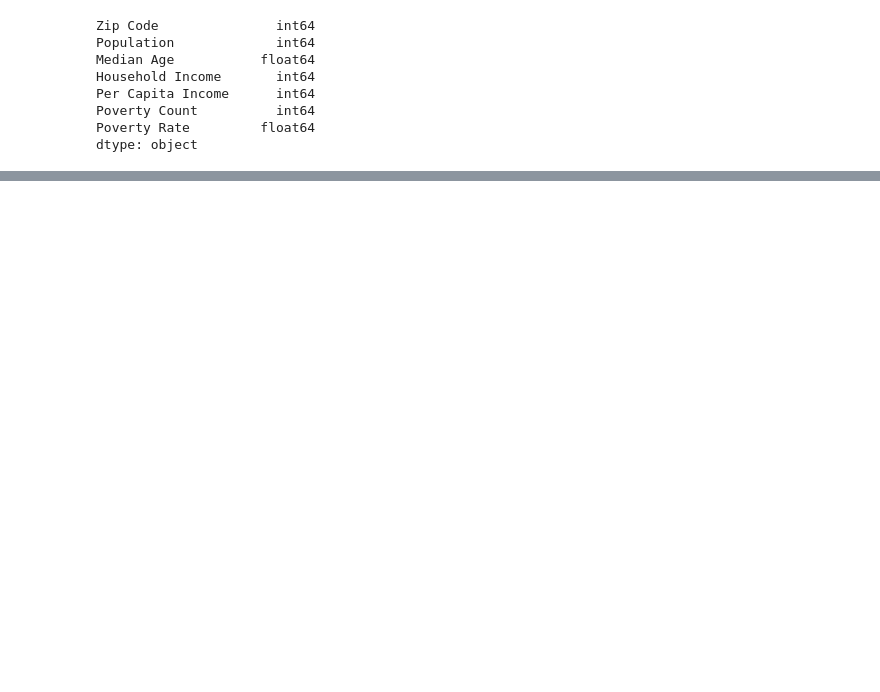
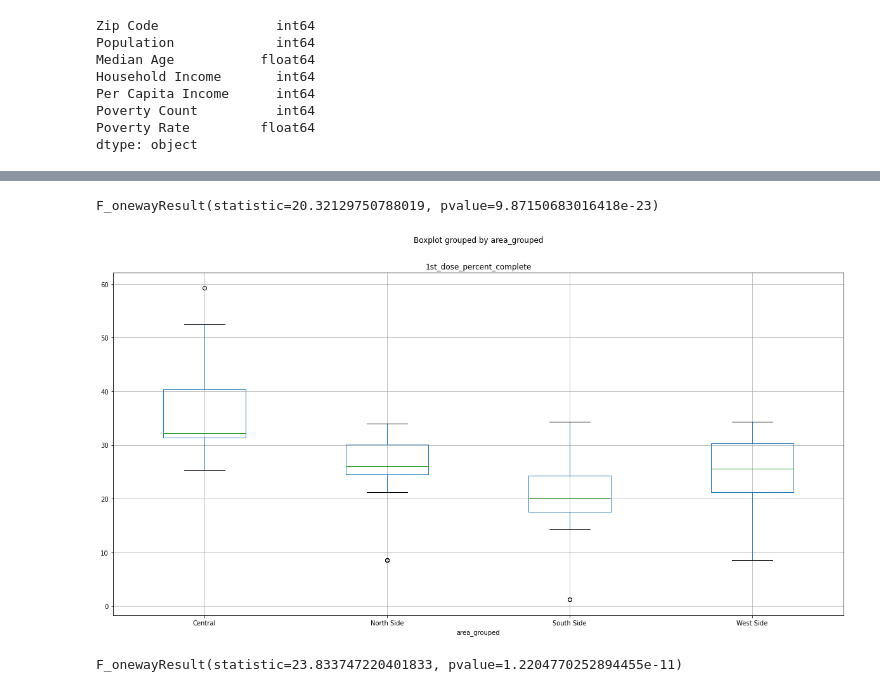
Before and after one commit to abarba1914/project-one, a Jupyter notebook: MASTERDF.ipynb, the cells around one changed output, grey strips where cells are left out. Cells and saved outputs as stored; diff of their text form; code cells hidden in the pictures; blank space fills up the shorter version.

```diff
--- a/MASTERDF.ipynb
+++ b/MASTERDF.ipynb
@@ -258,0 +227,11 @@ gmaps_merged_df.head()
+# %%
+#rename columns for merge
+area_df.rename(columns = {'Chicago Community Areas':"chicago_community_areas", 'Zip Code':"zip_code",
+                          'Chicago Areas':"chicago_areas", 'Area Grouped':"area_grouped"},
+            inplace = True)
+
+#create df for Chicago areas
+area_df =  pd.merge(max_dose, area_df, on="zip_code")
+
+#display df
+area_df.head()
@@ -258,0 +245,33 @@ gmaps_merged_df.head()
+# %%
+# Extract individual groups by area
+group1 = area_df[area_df["chicago_areas"] == "Central"]["1st_dose_percent_complete"]
+group2 = area_df[area_df["chicago_areas"] == "Far North Side"]["1st_dose_percent_complete"]
+group3 = area_df[area_df["chicago_areas"] == "Far Southeast Side"]["1st_dose_percent_complete"]
+group4 = area_df[area_df["chicago_areas"] == "Far Southwest Side"]["1st_dose_percent_complete"]
+group5 = area_df[area_df["chicago_areas"] == "North Side"]["1st_dose_percent_complete"]
+group6 = area_df[area_df["chicago_areas"] == "Northwest Side"]["1st_dose_percent_complete"]
+group7 = area_df[area_df["chicago_areas"] == "South Side"]["1st_dose_percent_complete"]
+group8 = area_df[area_df["chicago_areas"] == "Southwest Side"]["1st_dose_percent_complete"]
+group9 = area_df[area_df["chicago_areas"] == "West Side"]["1st_dose_percent_complete"]
+
+# Perform the ANOVA to evaluate p-value
+stats.f_oneway(group1, group2, group3, group4, group5, group6, group7, group8, group9)
+# %% [output]
+F_onewayResult(statistic=20.32129750788019, pvalue=9.87150683016418e-23)
+# %%
+#plot boxplot of 5 of population with 1 covid vaccine by chicago "area"
+area_df.boxplot("1st_dose_percent_complete", by="area_grouped", figsize=(20, 10))
+plt.savefig('boxplot_groupedAreas.png');
+# %% [output]
+[figure, added]
+# %%
+# Extract individual groups by area
+group1 = area_df[area_df["chicago_areas"] == "Central"]["1st_dose_percent_complete"]
+group2 = area_df[area_df["chicago_areas"] == "North Side"]["1st_dose_percent_complete"]
+group3 = area_df[area_df["chicago_areas"] == "South Side"]["1st_dose_percent_complete"]
+group4 = area_df[area_df["chicago_areas"] == "West Side"]["1st_dose_percent_complete"]
+
+# Perform the ANOVA for p-value of first vaccine
+stats.f_oneway(group1, group2, group3, group4)
+# %% [output]
+F_onewayResult(statistic=23.833747220401833, pvalue=1.2204770252894455e-11)
```
Also changed, not shown: parts of 51 cells of this notebook, 10 other files.
